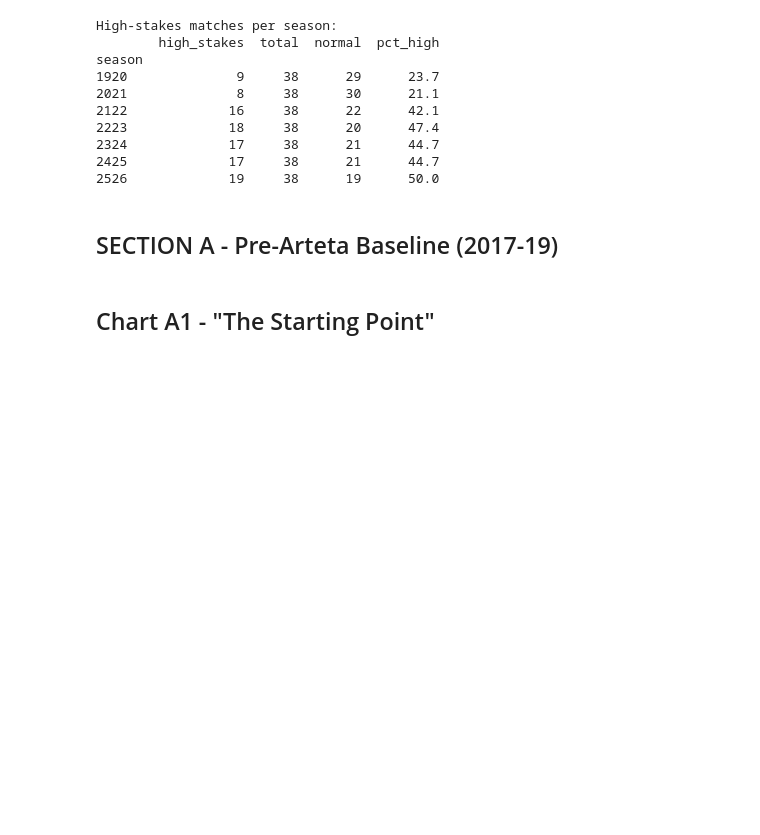
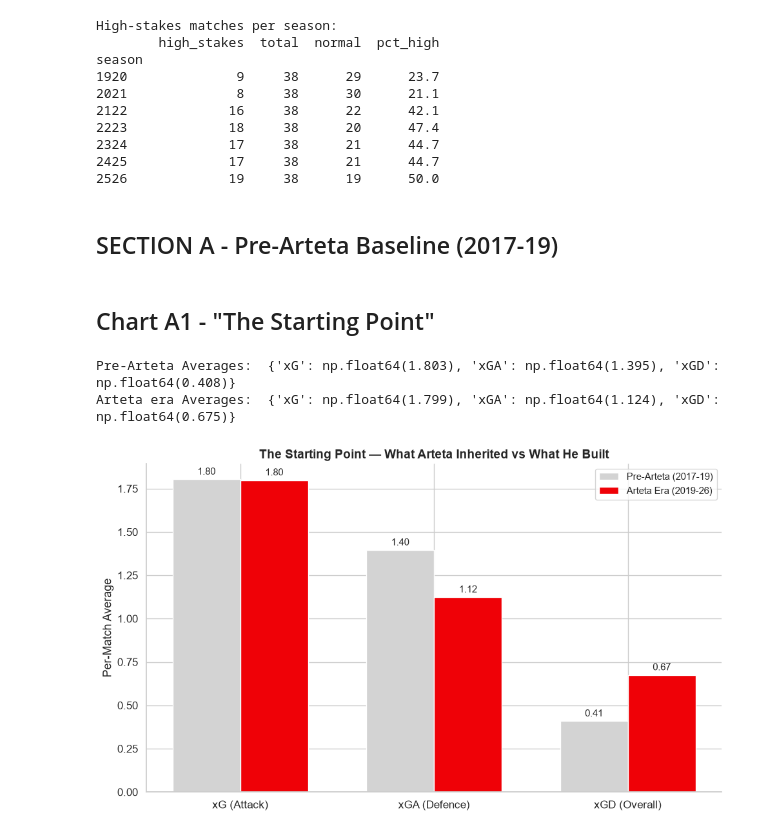
Before and after one commit to ChTej00/Arsenal-Bottle, a Jupyter notebook: notebooks/03_eda.ipynb, the cells around one changed output. Cells and saved outputs as stored; diff of their text form; code cells hidden in the pictures; blank space fills up the shorter version.

Commit message:
making cool graphs

```diff
--- a/notebooks/03_eda.ipynb
+++ b/notebooks/03_eda.ipynb
@@ -134,3 +134,55 @@ season
 ## SECTION A - Pre-Arteta Baseline (2017-19)
 # %% [markdown]
 ## Chart A1 - "The Starting Point"
+# %%
+#Compute era averages
+pre_avg = {
+    'xG' : pre['xG'].mean(),
+    'xGA': pre['xGA'].mean(),
+    'xGD' : (pre['xG'] - pre['xGA']).mean()
+}
+arteta_avg = {
+    'xG' : ars['xG'].mean(),
+    'xGA' : ars['xGA'].mean(),
+    'xGD' : ars['xgd'].mean()
+}
+
+print('Pre-Arteta Averages: ', {k: round(v,3) for k, v in pre_avg.items()})
+print('Arteta era Averages: ', {k: round(v,3) for k,v in arteta_avg.items()})
+
+#Chart A1
+labels = ['xG (Attack)', 'xGA (Defence)', 'xGD (Overall)']
+pre_vals = [pre_avg['xG'], pre_avg['xGA'], pre_avg['xGD']]
+arteta_vals = [arteta_avg['xG'], arteta_avg['xGA'], arteta_avg['xGD']]
+
+x = np.arange(len(labels))
+width = 0.35
+
+fix, ax = plt.subplots(figsize=(10,6))
+
+bars1 = ax.bar(x - width/2, pre_vals, width, label = 'Pre-Arteta (2017-19)',
+              color = LIGHT_GREY, edgecolor = 'white')
+bars2 = ax.bar(x + width/2, arteta_vals, width, label = 'Arteta Era (2019-26)',
+              color = ARSENAL_RED, edgecolor = 'white')
+
+ax.bar_label(bars1, fmt = '%.2f', padding = 3, fontsize = 11)
+ax.bar_label(bars2, fmt = '%.2f', padding = 3, fontsize = 11)
+
+ax.axhline(y=0,color='grey',linewidth = 0.8,linestyle = '-')
+ax.set_ylabel('Per-Match Average')
+ax.set_title('The Starting Point — What Arteta Inherited vs What He Built',
+             fontsize=14, fontweight='bold')
+
+ax.set_xticks(x)
+ax.set_xticklabels(labels, fontsize=12)
+ax.legend(fontsize=11)
+
+ax.spines['top'].set_visible(False)
+ax.spines['right'].set_visible(False)
+
+plt.tight_layout()
+plt.show()
+# %% [output]
+Pre-Arteta Averages:  {'xG': np.float64(1.803), 'xGA': np.float64(1.395), 'xGD': np.float64(0.408)}
+Arteta era Averages:  {'xG': np.float64(1.799), 'xGA': np.float64(1.124), 'xGD': np.float64(0.675)}
+[figure, added]
```
Also changed, not shown: parts of 10 cells of this notebook.
